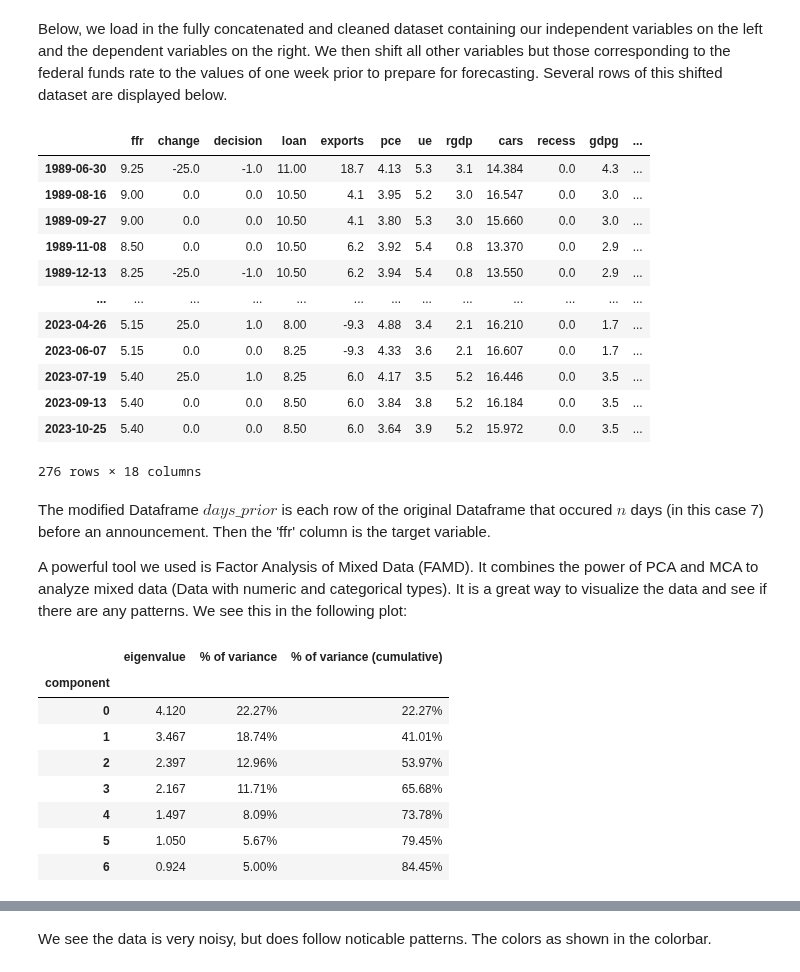
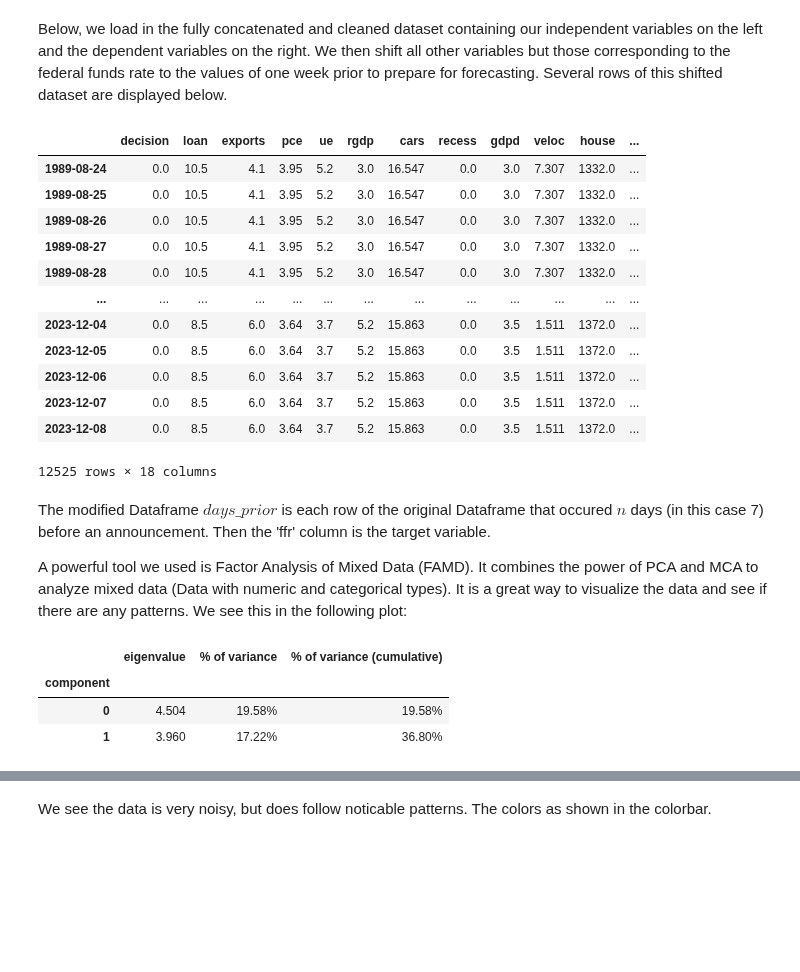
Before and after one commit to elmella/how-interest-ing, a Jupyter notebook: mv3p.ipynb, the cells around one changed output, grey strips where cells are left out. Cells and saved outputs as stored; diff of their text form; code cells hidden in the pictures; blank space fills up the shorter version.

```diff
--- a/mv3p.ipynb
+++ b/mv3p.ipynb
@@ -38,74 +38,63 @@ As for the dependent variables of interest--the federal funds rate, its percenta
 ### Data Visualization and Basic Analysis
 # %% [markdown]
 Below, we load in the fully concatenated and cleaned dataset containing our independent variables on the left and the dependent variables on the right. We then shift all other variables but those corresponding to the federal funds rate to the values of one week prior to prepare for forecasting. Several rows of this shifted dataset are displayed below.
-# %%
-# properly read in data
-df = pd.read_csv('master_data.csv', index_col=0)
-df.index = pd.to_datetime(df.index)
-
-# n_days is how many days prior to the announcement you want to forecast
-def forecast_n_days_prior(df, n_days = 7):
-    df_temp = df.copy()
-    df_temp.iloc[:,:3] = df_temp.iloc[:,:3].shift(-n_days)
-    return df_temp.query('ffr == ffr')
-
-# forecasts 1 week prior to announcement
-days_prior = forecast_n_days_prior(df, 7)
-days_prior
-# %% [output]
-|  | ffr | change | decision | loan | exports | pce | ue | rgdp | cars | recess | gdpg | ... |
-| 1989-06-30 | 9.25 | -25.0 | -1.0 | 11.00 | 18.7 | 4.13 | 5.3 | 3.1 | 14.384 | 0.0 | 4.3 | ... |
-| 1989-08-16 | 9.00 | 0.0 | 0.0 | 10.50 | 4.1 | 3.95 | 5.2 | 3.0 | 16.547 | 0.0 | 3.0 | ... |
-| 1989-09-27 | 9.00 | 0.0 | 0.0 | 10.50 | 4.1 | 3.80 | 5.3 | 3.0 | 15.660 | 0.0 | 3.0 | ... |
-| 1989-11-08 | 8.50 | 0.0 | 0.0 | 10.50 | 6.2 | 3.92 | 5.4 | 0.8 | 13.370 | 0.0 | 2.9 | ... |
-| 1989-12-13 | 8.25 | -25.0 | -1.0 | 10.50 | 6.2 | 3.94 | 5.4 | 0.8 | 13.550 | 0.0 | 2.9 | ... |
-| ... | ... | ... | ... | ... | ... | ... | ... | ... | ... | ... | ... | ... |
-| 2023-04-26 | 5.15 | 25.0 | 1.0 | 8.00 | -9.3 | 4.88 | 3.4 | 2.1 | 16.210 | 0.0 | 1.7 | ... |
-| 2023-06-07 | 5.15 | 0.0 | 0.0 | 8.25 | -9.3 | 4.33 | 3.6 | 2.1 | 16.607 | 0.0 | 1.7 | ... |
-| 2023-07-19 | 5.40 | 25.0 | 1.0 | 8.25 | 6.0 | 4.17 | 3.5 | 5.2 | 16.446 | 0.0 | 3.5 | ... |
-| 2023-09-13 | 5.40 | 0.0 | 0.0 | 8.50 | 6.0 | 3.84 | 3.8 | 5.2 | 16.184 | 0.0 | 3.5 | ... |
-| 2023-10-25 | 5.40 | 0.0 | 0.0 | 8.50 | 6.0 | 3.64 | 3.9 | 5.2 | 15.972 | 0.0 | 3.5 | ... |
-276 rows × 18 columns
+# %%
+# properly read in data
+df = pd.read_csv('master_data_clean.csv', index_col=0)
+df.index = pd.to_datetime(df.index)
+
+df.drop(columns=['ffr', 'change', 'label_day'], inplace=True)
+df
+# %% [output]
+|  | decision | loan | exports | pce | ue | rgdp | cars | recess | gdpd | veloc | house | ... |
+| 1989-08-24 | 0.0 | 10.5 | 4.1 | 3.95 | 5.2 | 3.0 | 16.547 | 0.0 | 3.0 | 7.307 | 1332.0 | ... |
+| 1989-08-25 | 0.0 | 10.5 | 4.1 | 3.95 | 5.2 | 3.0 | 16.547 | 0.0 | 3.0 | 7.307 | 1332.0 | ... |
+| 1989-08-26 | 0.0 | 10.5 | 4.1 | 3.95 | 5.2 | 3.0 | 16.547 | 0.0 | 3.0 | 7.307 | 1332.0 | ... |
+| 1989-08-27 | 0.0 | 10.5 | 4.1 | 3.95 | 5.2 | 3.0 | 16.547 | 0.0 | 3.0 | 7.307 | 1332.0 | ... |
+| 1989-08-28 | 0.0 | 10.5 | 4.1 | 3.95 | 5.2 | 3.0 | 16.547 | 0.0 | 3.0 | 7.307 | 1332.0 | ... |
+| ... | ... | ... | ... | ... | ... | ... | ... | ... | ... | ... | ... | ... |
+| 2023-12-04 | 0.0 | 8.5 | 6.0 | 3.64 | 3.7 | 5.2 | 15.863 | 0.0 | 3.5 | 1.511 | 1372.0 | ... |
+| 2023-12-05 | 0.0 | 8.5 | 6.0 | 3.64 | 3.7 | 5.2 | 15.863 | 0.0 | 3.5 | 1.511 | 1372.0 | ... |
+| 2023-12-06 | 0.0 | 8.5 | 6.0 | 3.64 | 3.7 | 5.2 | 15.863 | 0.0 | 3.5 | 1.511 | 1372.0 | ... |
+| 2023-12-07 | 0.0 | 8.5 | 6.0 | 3.64 | 3.7 | 5.2 | 15.863 | 0.0 | 3.5 | 1.511 | 1372.0 | ... |
+| 2023-12-08 | 0.0 | 8.5 | 6.0 | 3.64 | 3.7 | 5.2 | 15.863 | 0.0 | 3.5 | 1.511 | 1372.0 | ... |
+12525 rows × 18 columns
 # %% [markdown]
 The modified Dataframe $days\_prior$ is each row of the original Dataframe that occured $n$ days (in this case 7) before an announcement. Then the 'ffr' column is the target variable.
 
 A powerful tool we used is Factor Analysis of Mixed Data (FAMD). It combines the power of PCA and MCA to analyze mixed data (Data with numeric and categorical types). It is a great way to visualize the data and see if there are any patterns. We see this in the following plot:
 # %%
 # We split the df into numeric and categorical data
-df_numeric = days_prior.drop(['decision', 'recess', 'fed_party', 'potus_party'], axis=1)
-df_encoded = days_prior[['decision', 'recess', 'fed_party', 'potus_party']]
+df_numeric = df.drop(['decision', 'recess', 'fed_party', 'potus_party', 'mom'], axis=1)
+df_encoded = df[['recess', 'fed_party', 'potus_party', 'mom']]
 
 # Then we scale the numeric data
 scaler = StandardScaler()
 df_numeric = scaler.fit_transform(df_numeric)
-df_numeric = pd.DataFrame(df_numeric, index=days_prior.index)
+df_numeric = pd.DataFrame(df_numeric, index=df.index)
 
 # The function FAMD imported from prince requires categorical data to
 # Be of type 'object' so we convert it since it is already encoded
 df_categorical = df_encoded.astype(str)
 # %%
 # By combining the numeric and categorical data we can use FAMD
-days_prior_mixed = pd.concat([df_numeric, df_categorical], axis=1)
+df_mixed = pd.concat([df_numeric, df_categorical], axis=1)
 # %%
-X = days_prior_mixed.drop(['decision'], axis=1)
-y = days_prior_mixed['decision']
+X = df_mixed
+y = df[['decision']].values
 
-famd = FAMD(n_components=7)
+# Do FAMD on the data set
+famd = FAMD(n_components=2)
 X_famd = famd.fit_transform(X)
 
 # Eigenvalues_summary shows the variance explained by each component
 # Just like PCA or MCA alone.
 famd.eigenvalues_summary
 # %% [output]
 |  | eigenvalue | % of variance | % of variance (cumulative) |
 | component |  |  |  |
-| 0 | 4.120 | 22.27% | 22.27% |
-| 1 | 3.467 | 18.74% | 41.01% |
-| 2 | 2.397 | 12.96% | 53.97% |
-| 3 | 2.167 | 11.71% | 65.68% |
-| 4 | 1.497 | 8.09% | 73.78% |
-| 5 | 1.050 | 5.67% | 79.45% |
-| 6 | 0.924 | 5.00% | 84.45% |
+| 0 | 4.504 | 19.58% | 19.58% |
+| 1 | 3.960 | 17.22% | 36.80% |
 # %%
 # Define three colors for the colormap
 color1 = 'blue'
```
Also changed, not shown: parts of 1 cell of this notebook.
